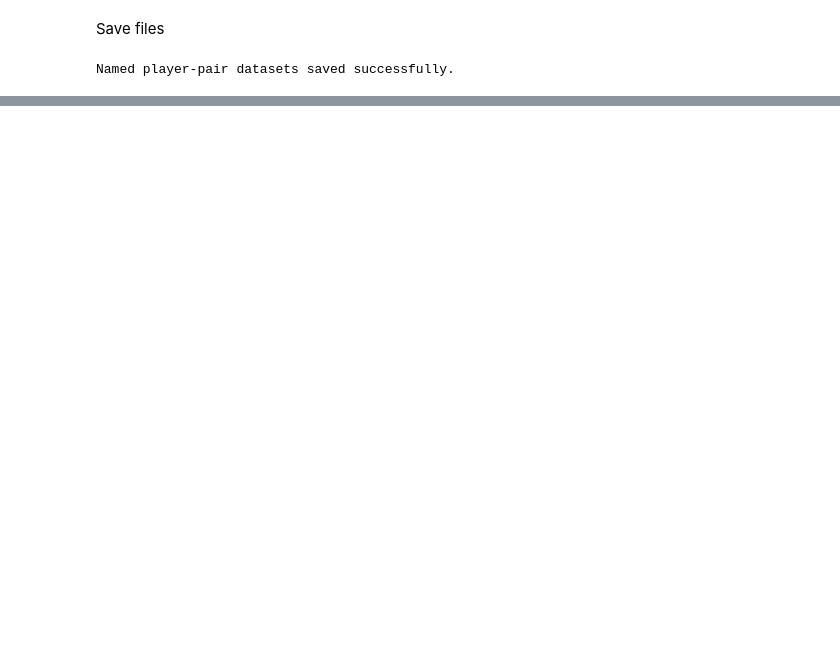
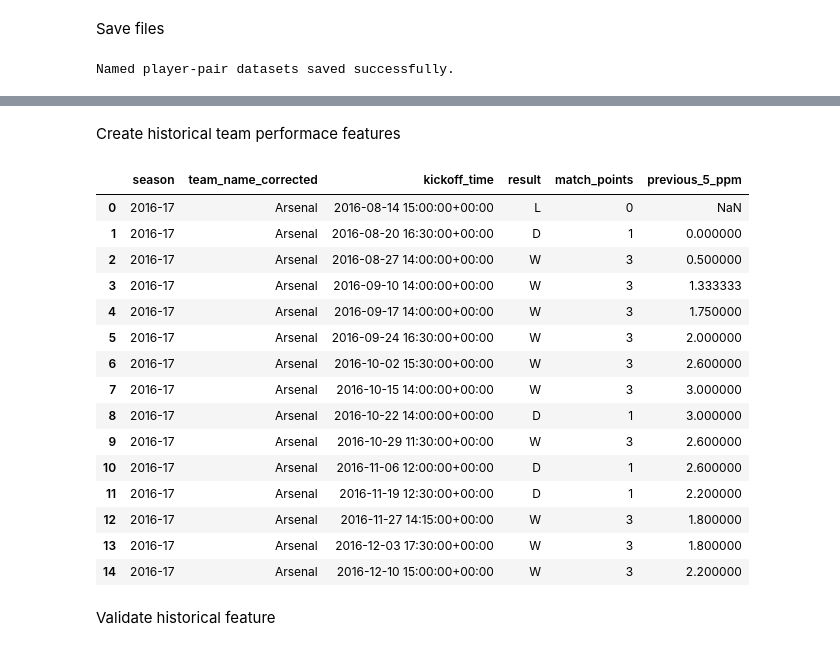
Before and after one commit to clellandjw/CMPT491_1, a Jupyter notebook: 491_2/combined_4.ipynb, the cells around one changed output, grey strips where cells are left out. Saved outputs shown, nothing was run; the diff lists cells and outputs as text; code cells hidden in the pictures; blank space fills up the shorter version.

```diff
--- a/491_2/combined_4.ipynb
+++ b/491_2/combined_4.ipynb
@@ -1067,0 +1206,59 @@ Named player-pair datasets saved successfully.
+# %% [markdown]
+Create historical team performace features
+# %%
+# Create a working copy
+model_data = team_matches_dated.copy()
+
+# Convert match results to league points
+points_map = {"W": 3, "D": 1, "L": 0}
+
+model_data["match_points"] = model_data["result"].map(points_map)
+
+# Sort each team's matches chronologically
+model_data = model_data.sort_values(
+    ["team_name_corrected", "kickoff_time", "fixture"]
+).reset_index(drop=True)
+
+# Calculate points per match over the previous 5 matches
+model_data["previous_5_ppm"] = (
+    model_data
+    .groupby("team_name_corrected")["match_points"]
+    .transform(
+        lambda x: x.shift(1).rolling(
+            window=5,
+            min_periods=1
+        ).mean()
+    )
+)
+
+display(
+    model_data[
+        [
+            "season",
+            "team_name_corrected",
+            "kickoff_time",
+            "result",
+            "match_points",
+            "previous_5_ppm"
+        ]
+    ].head(15)
+)
+# %% [output]
+|  | season | team_name_corrected | kickoff_time | result | match_points | previous_5_ppm |
+| 0 | 2016-17 | Arsenal | 2016-08-14 15:00:00+00:00 | L | 0 | NaN |
+| 1 | 2016-17 | Arsenal | 2016-08-20 16:30:00+00:00 | D | 1 | 0.000000 |
+| 2 | 2016-17 | Arsenal | 2016-08-27 14:00:00+00:00 | W | 3 | 0.500000 |
+| 3 | 2016-17 | Arsenal | 2016-09-10 14:00:00+00:00 | W | 3 | 1.333333 |
+| 4 | 2016-17 | Arsenal | 2016-09-17 14:00:00+00:00 | W | 3 | 1.750000 |
+| 5 | 2016-17 | Arsenal | 2016-09-24 16:30:00+00:00 | W | 3 | 2.000000 |
+| 6 | 2016-17 | Arsenal | 2016-10-02 15:30:00+00:00 | W | 3 | 2.600000 |
+| 7 | 2016-17 | Arsenal | 2016-10-15 14:00:00+00:00 | W | 3 | 3.000000 |
+| 8 | 2016-17 | Arsenal | 2016-10-22 14:00:00+00:00 | D | 1 | 3.000000 |
+| 9 | 2016-17 | Arsenal | 2016-10-29 11:30:00+00:00 | W | 3 | 2.600000 |
+| 10 | 2016-17 | Arsenal | 2016-11-06 12:00:00+00:00 | D | 1 | 2.600000 |
+| 11 | 2016-17 | Arsenal | 2016-11-19 12:30:00+00:00 | D | 1 | 2.200000 |
+| 12 | 2016-17 | Arsenal | 2016-11-27 14:15:00+00:00 | W | 3 | 1.800000 |
+| 13 | 2016-17 | Arsenal | 2016-12-03 17:30:00+00:00 | W | 3 | 1.800000 |
+| 14 | 2016-17 | Arsenal | 2016-12-10 15:00:00+00:00 | W | 3 | 2.200000 |
+# %% [markdown]
+Validate historical feature
```
Also changed, not shown: parts of 59 cells of this notebook, 4 other files.
